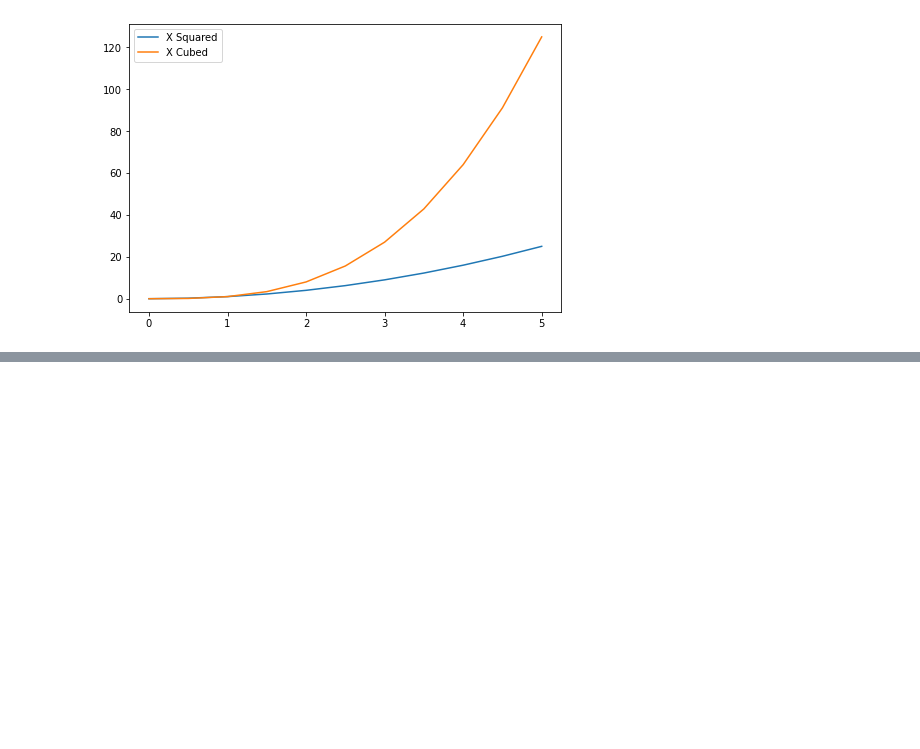
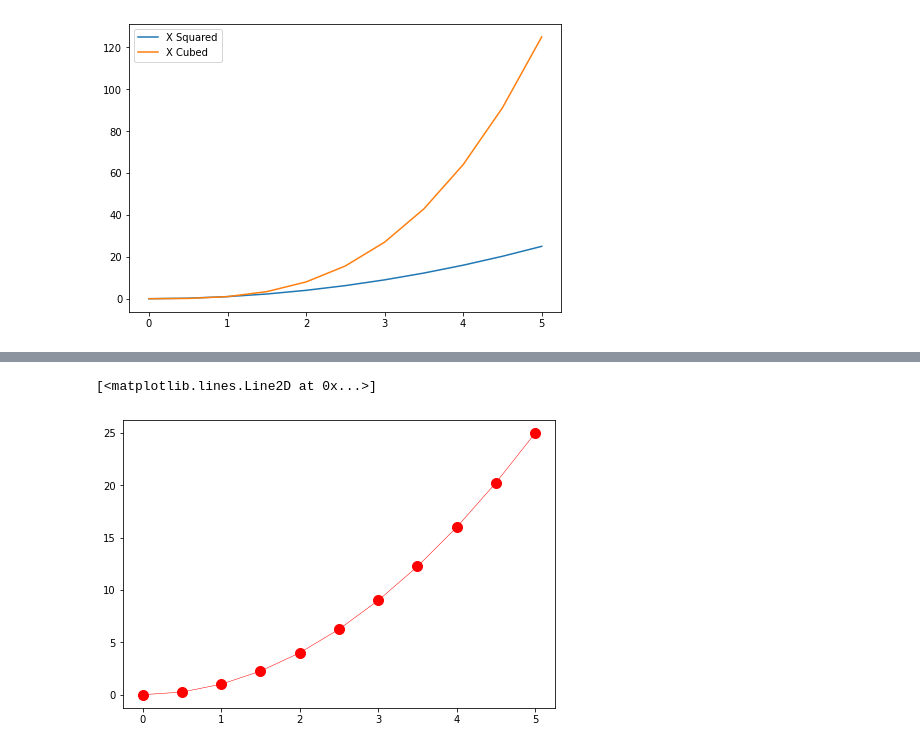
Before and after one commit to FatemeZahraFeyzi/Python-Data-Science, a Jupyter notebook: matplotlib/matplotlib.ipynb, the cells around one changed output, grey strips where cells are left out. Saved outputs shown, nothing was run; the diff lists cells and outputs as text; code cells hidden in the pictures; blank space fills up the shorter version.

```diff
--- a/matplotlib/matplotlib.ipynb
+++ b/matplotlib/matplotlib.ipynb
@@ -162,0 +190,9 @@ ax.legend()
+# %%
+fig=plt.figure()
+ax=fig.add_axes([0,0,1,1])
+## marker will specify the exact place of each point ==> for example for array x you can see the exact point of data
+## marker='+' or '*' or '1(any other number)'
+ax.plot(x,y,"-r",lw=0.5,marker='o',markersize=10)
+# %% [output]
+[<matplotlib.lines.Line2D at 0x...>]
+[figure, added]
```
Also changed, not shown: parts of 11 cells of this notebook, 1 other file.
